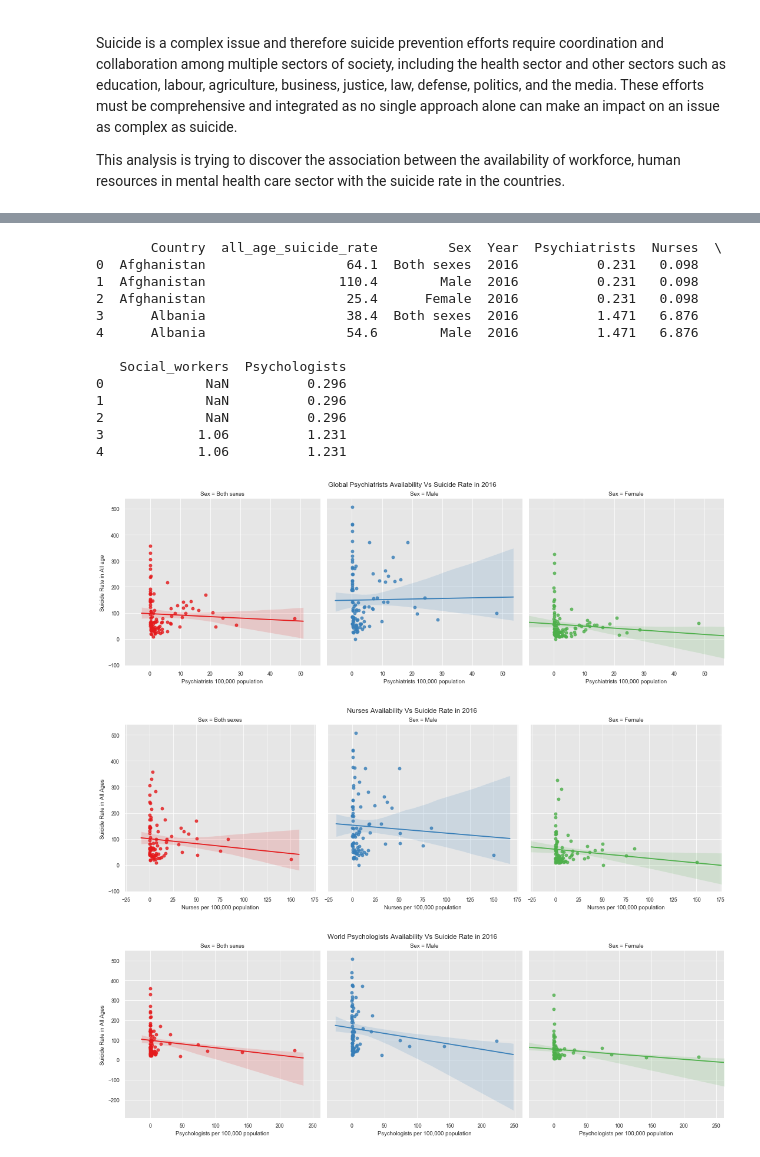
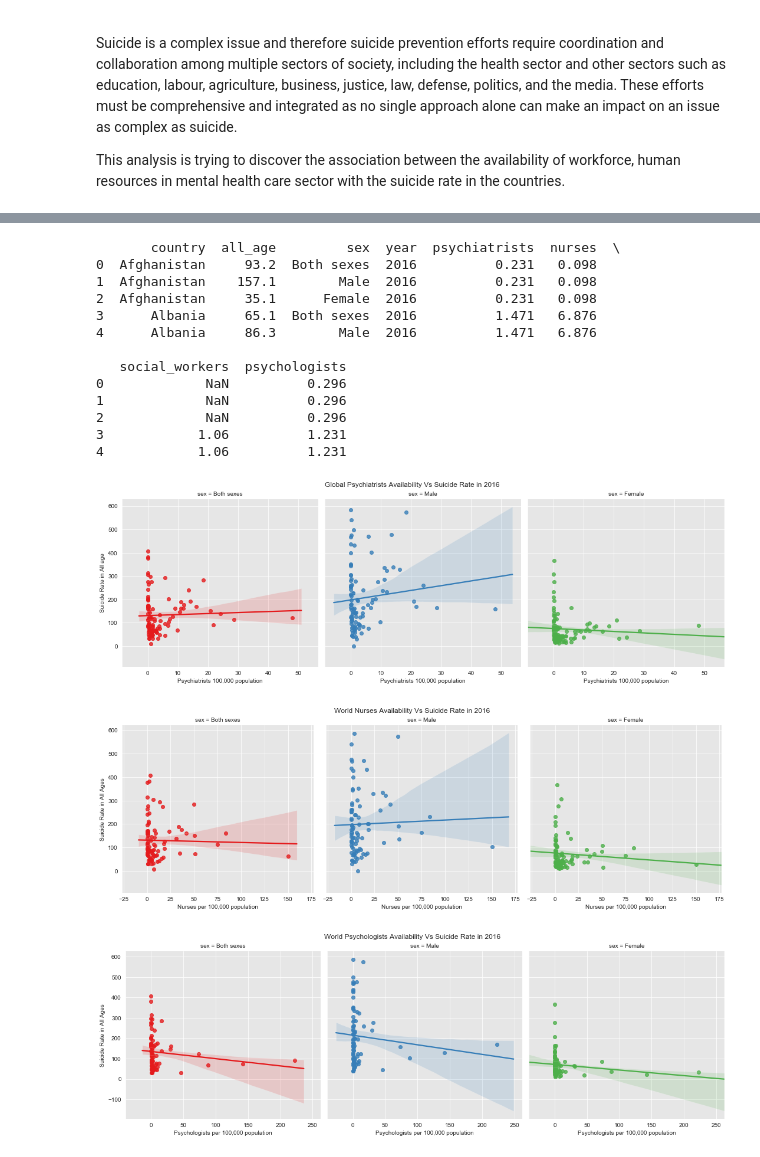
Before and after one commit to mdsi-dsp-at2/eTe-analysis, a Jupyter notebook: analysis/1/suicide_rate_vs_mental_health_hr.ipynb, the cells around one changed output, grey strips where cells are left out. Drawn from its saved outputs; the diff is of its cells as text; code cells hidden in the pictures.

Commit message:
Issue #39 use Data Reader class from Common Lib

```diff
--- a/analysis/1/suicide_rate_vs_mental_health_hr.ipynb
+++ b/analysis/1/suicide_rate_vs_mental_health_hr.ipynb
@@ -22,0 +19,13 @@ hr_dataframe = pd.read_csv(hr_data_filepath, index_col=0)
+# %%
+# ========= Getting Data =========
+
+# Use common Data Reader Class to load data
+data_reader = SuicideDataReader()
+
+# Load Suicide Rate data
+suicide_rate_data = data_reader.read_data(SuicideProcessedData.SUICIDE_RATES)
+print(suicide_rate_dataframe)
+
+# Load Human Resource data
+hr_data = data_reader.read_data(SuicideRawData.HUMAN_RESOURCES)
+#print(hr_dataframe.head())
@@ -23,24 +47,24 @@ hr_dataframe = pd.read_csv(hr_data_filepath, index_col=0)
 # %%
 # ========= Prepare Data =========
-suicide_rate_dataframe["all_age_suicide_rate"] = suicide_rate_dataframe["80_above"] + suicide_rate_dataframe["70to79"] + suicide_rate_dataframe["60to69"]+ suicide_rate_dataframe["50to59"]
-+ suicide_rate_dataframe["40to49"]+ suicide_rate_dataframe["30to39"]+ suicide_rate_dataframe["20to29"] + suicide_rate_dataframe["10to19"]
+# Get the total suicide rate of all different ages using Data Reader Class
+suicide_rate_dataframe = data_reader.add_up_suicide_rate_all_ages(suicide_rate_data)
 #print(suicide_rate_dataframe.head())
 
 # Filter the suicide rate data for
-suicide_rate = suicide_rate_dataframe[["Country", "all_age_suicide_rate", "Sex"]]
+suicide_rate_dataframe = suicide_rate_dataframe[["country", "all_age", "sex"]]
 
 # Merge the two dataframes for plotting purpose
-merged_dataframe = pd.merge(suicide_rate, hr_dataframe, on="Country")
+merged_dataframe = pd.merge(suicide_rate_dataframe, hr_data, on="country")
 print(merged_dataframe.head())
 # %% [output]
-       Country  all_age_suicide_rate         Sex  Year  Psychiatrists  Nurses  \
-0  Afghanistan                  64.1  Both sexes  2016          0.231   0.098
-1  Afghanistan                 110.4        Male  2016          0.231   0.098
-2  Afghanistan                  25.4      Female  2016          0.231   0.098
-3      Albania                  38.4  Both sexes  2016          1.471   6.876
-4      Albania                  54.6        Male  2016          1.471   6.876
+       country  all_age         sex  year  psychiatrists  nurses  \
+0  Afghanistan     93.2  Both sexes  2016          0.231   0.098
+1  Afghanistan    157.1        Male  2016          0.231   0.098
+2  Afghanistan     35.1      Female  2016          0.231   0.098
+3      Albania     65.1  Both sexes  2016          1.471   6.876
+4      Albania     86.3        Male  2016          1.471   6.876
 
-   Social_workers  Psychologists
+   social_workers  psychologists
 0             NaN          0.296
 1             NaN          0.296
 2             NaN          0.296
@@ -56,7 +80,7 @@ sns.set_style("darkgrid", {"axes.facecolor": ".9"})
 # https://seaborn.pydata.org/tutorial/aesthetics.html
 # https://seaborn.pydata.org/generated/seaborn.lmplot.html
 
-plot_psy = sns.lmplot(data= merged_dataframe, x="Psychiatrists", y= "all_age_suicide_rate", palette="Set1", col="Sex", hue="Sex")
+plot_psy = sns.lmplot(data= merged_dataframe, x="psychiatrists", y= "all_age", palette="Set1", col="sex", hue="sex")
 plot_psy.set_axis_labels("Psychiatrists 100,000 population", "Suicide Rate in All age")
 
 # This is to adjust the axis and display the main title
@@ -65,12 +89,12 @@ plt.subplots_adjust(top=0.9)
 plot_psy.fig.suptitle("Global Psychiatrists Availability Vs Suicide Rate in 2016")
 plt.show()
 # %% [output]
-[figure, old version]
+[figure, new version]
 # %%
 # ========= Plotting (2) =========
 # Plotting to to see the association between Suicide rate of All age and Nurses among Sexes
 
-plot_nurses = sns.lmplot(data= merged_dataframe, x="Nurses", y= "all_age_suicide_rate", palette="Set1", col="Sex", hue="Sex")
+plot_nurses = sns.lmplot(data= merged_dataframe, x="nurses", y= "all_age", palette="Set1", col="sex", hue="sex")
 plot_nurses.set_axis_labels("Nurses per 100,000 population", "Suicide Rate in All Ages")
 
 # This is to adjust the axis and display the main title
@@ -80,19 +104,19 @@ plot_nurses.fig.suptitle("World Nurses Availability Vs Suicide Rate in 2016")
 
 plt.show()
 # %% [output]
-[figure, old version]
+[figure, new version]
 # %%
 # ========= Plotting (3) =========
 #Plotting to visualise the association between Suicide rate of All age and Psychiatrists among Sexes
 
-plot_psy = sns.lmplot(data= merged_dataframe, x="Psychologists", y= "all_age_suicide_rate", palette="Set1", col="Sex", hue="Sex")
+plot_psy = sns.lmplot(data= merged_dataframe, x="psychologists", y= "all_age", palette="Set1", col="sex", hue="sex")
 plot_psy.set_axis_labels("Psychologists per 100,000 population", "Suicide Rate in All Ages")
 
 # This is to adjust the axis and display the main title
 # without it, seaborn"s facet titles and the main title are overlapped
 plt.subplots_adjust(top=0.9)
 plot_psy.fig.suptitle("World Psychologists Availability Vs Suicide Rate in 2016")
 
 plt.show()
 # %% [output]
-[figure, old version]
+[figure, new version]
```
Also changed, not shown: parts of 3 cells of this notebook, 2 other files.
